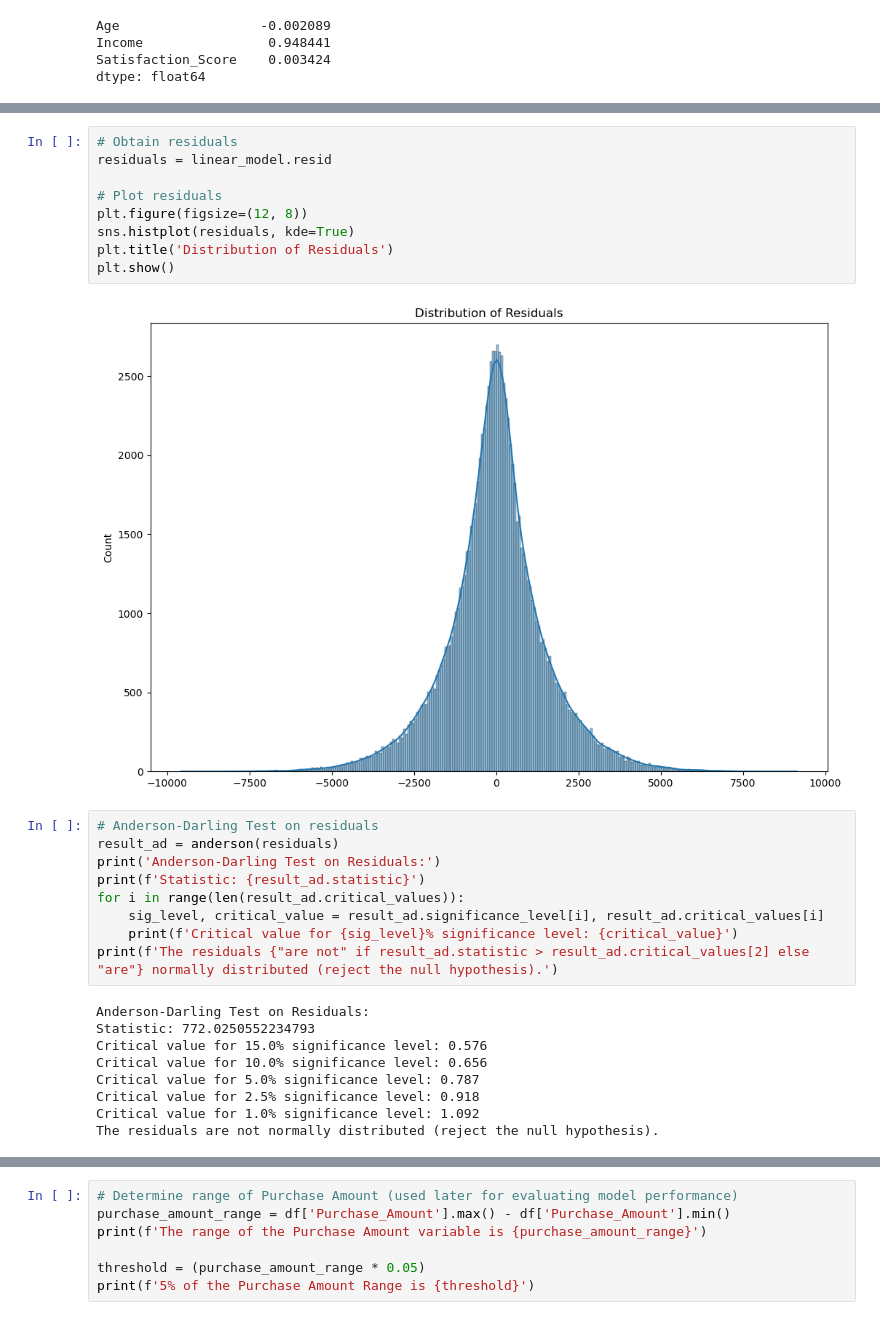
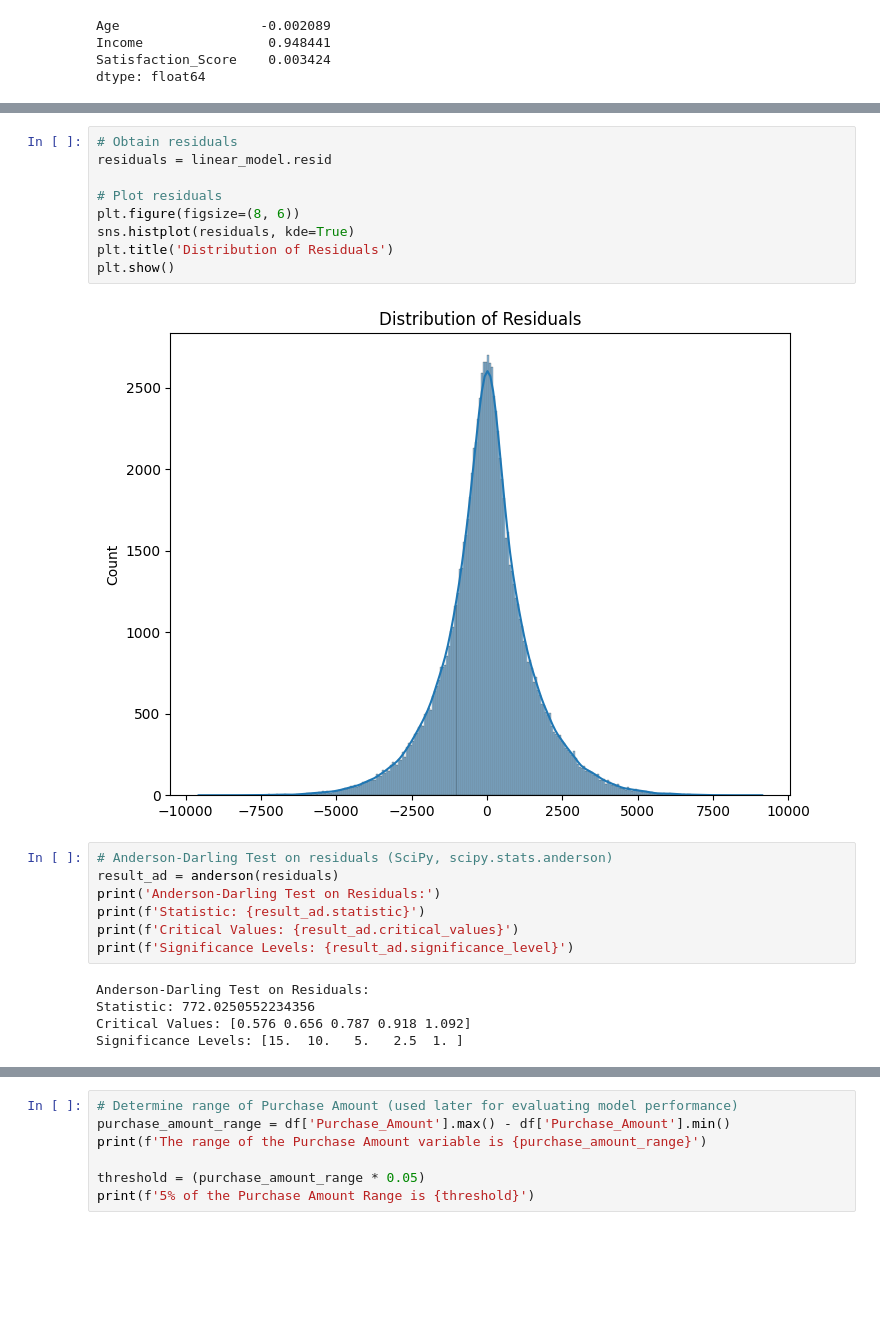
Before and after one commit to david-00001/capstone, a Jupyter notebook: Decision Tree Regressor.ipynb, the cells around one changed output, grey strips where cells are left out. Saved outputs shown, nothing was run; the diff lists cells and outputs as text; blank space fills up the shorter version.

```diff
--- a/Decision Tree Regressor.ipynb
+++ b/Decision Tree Regressor.ipynb
@@ -362,29 +363,23 @@ strong multicollinearity or other numerical problems.
 # %%
 # Obtain residuals
 residuals = linear_model.resid
 
 # Plot residuals
-plt.figure(figsize=(12, 8))
+plt.figure(figsize=(8, 6))
 sns.histplot(residuals, kde=True)
 plt.title('Distribution of Residuals')
 plt.show()
 # %% [output]
-[figure, old version]
+[figure, new version]
 # %%
-# Anderson-Darling Test on residuals
+# Anderson-Darling Test on residuals (SciPy, scipy.stats.anderson)
 result_ad = anderson(residuals)
 print('Anderson-Darling Test on Residuals:')
 print(f'Statistic: {result_ad.statistic}')
-for i in range(len(result_ad.critical_values)):
-    sig_level, critical_value = result_ad.significance_level[i], result_ad.critical_values[i]
-    print(f'Critical value for {sig_level}% significance level: {critical_value}')
-print(f'The residuals {"are not" if result_ad.statistic > result_ad.critical_values[2] else "are"} normally distributed (reject the null hypothesis).')
+print(f'Critical Values: {result_ad.critical_values}')
+print(f'Significance Levels: {result_ad.significance_level}')
 # %% [output]
 Anderson-Darling Test on Residuals:
-Statistic: 772.0250552234793
-Critical value for 15.0% significance level: 0.576
-Critical value for 10.0% significance level: 0.656
-Critical value for 5.0% significance level: 0.787
-Critical value for 2.5% significance level: 0.918
-Critical value for 1.0% significance level: 1.092
-The residuals are not normally distributed (reject the null hypothesis).
+Statistic: 772.0250552234356
+Critical Values: [0.576 0.656 0.787 0.918 1.092]
+Significance Levels: [15.  10.   5.   2.5  1. ]
```
Also changed, not shown: parts of 16 cells of this notebook.
